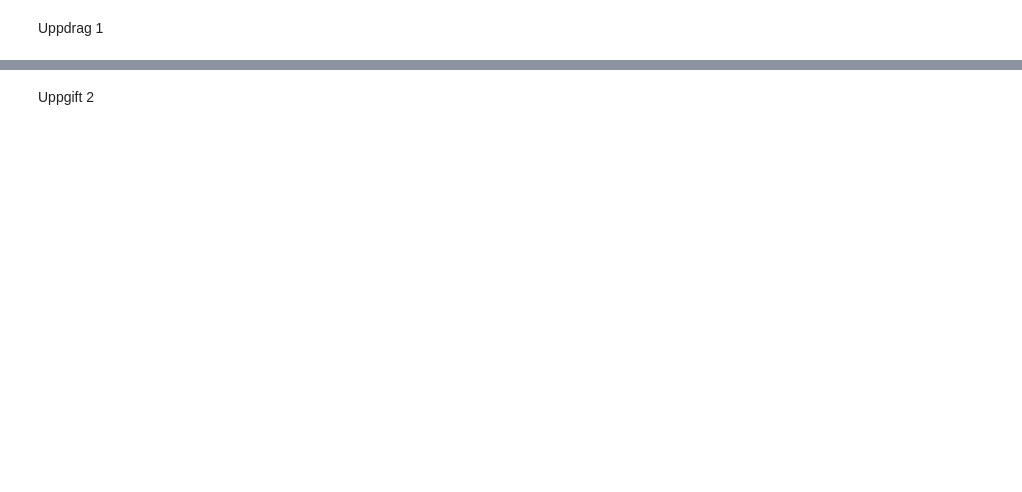
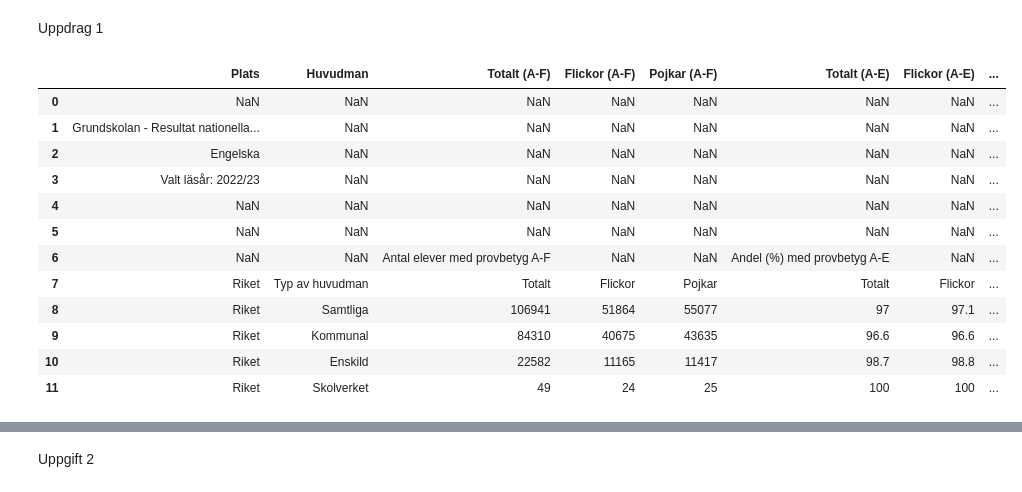
Before and after one commit to aeriesAce/Labb2, a Jupyter notebook: main.ipynb, the cells around one changed output, grey strips where cells are left out. Saved outputs shown, nothing was run; the diff lists cells and outputs as text; code cells hidden in the pictures; blank space fills up the shorter version.

Commit message:
Cleaned up and structured the code

```diff
--- a/main.ipynb
+++ b/main.ipynb
@@ -17,3 +3,18 @@ sheets_categorys = pd.read_excel(file_path, sheet_name=sheets_to_read)
+# %%
+import pandas as pd
+import matplotlib. pyplot as plt
+import numpy as np
+
+# read in the file, found a lot of NaN
+df_file = './Data/riket2023_åk9_np.xlsx'
+
+# reads all sheets into a sictionary of DataFrames
+# got information on https://www.geeksforgeeks.org/how-to-read-excel-multiple-sheets-in-python-pandas/
+df_sheets = pd.read_excel(df_file, sheet_name=None)
+sheets = ['Engelska', 'Matematik', 'Svenska', 'Svenska som andraspråk']
+
+# a dictionary to save the cleaned sheets
+cleaned_data = {}
 # %%
 # a function to rename all the columns in every sheet
 def rename_all_columns(df):
@@ -47,0 +34,23 @@ print(sheets_removed_nulls['Engelska'])
+# %%
+# rename the sheets with the function
+# using a for loop to go through all sheets
+for s in sheets:
+    sheet = df_sheets[s]
+    sheet = rename_all_columns(sheet)
+    cleaned_data[s] = sheet
+
+cleaned_data["Engelska"]
+# %% [output]
+|  | Plats | Huvudman | Totalt (A-F) | Flickor (A-F) | Pojkar (A-F) | Totalt (A-E) | Flickor (A-E) | ... |
+| 0 | NaN | NaN | NaN | NaN | NaN | NaN | NaN | ... |
+| 1 | Grundskolan - Resultat nationella... | NaN | NaN | NaN | NaN | NaN | NaN | ... |
+| 2 | Engelska | NaN | NaN | NaN | NaN | NaN | NaN | ... |
+| 3 | Valt läsår: 2022/23 | NaN | NaN | NaN | NaN | NaN | NaN | ... |
+| 4 | NaN | NaN | NaN | NaN | NaN | NaN | NaN | ... |
+| 5 | NaN | NaN | NaN | NaN | NaN | NaN | NaN | ... |
+| 6 | NaN | NaN | Antal elever med provbetyg A-F | NaN | NaN | Andel (%) med provbetyg A-E | NaN | ... |
+| 7 | Riket | Typ av huvudman | Totalt | Flickor | Pojkar | Totalt | Flickor | ... |
+| 8 | Riket | Samtliga | 106941 | 51864 | 55077 | 97 | 97.1 | ... |
+| 9 | Riket | Kommunal | 84310 | 40675 | 43635 | 96.6 | 96.6 | ... |
+| 10 | Riket | Enskild | 22582 | 11165 | 11417 | 98.7 | 98.8 | ... |
+| 11 | Riket | Skolverket | 49 | 24 | 25 | 100 | 100 | ... |
```
Also changed, not shown: parts of 11 cells of this notebook, 1 other file.
